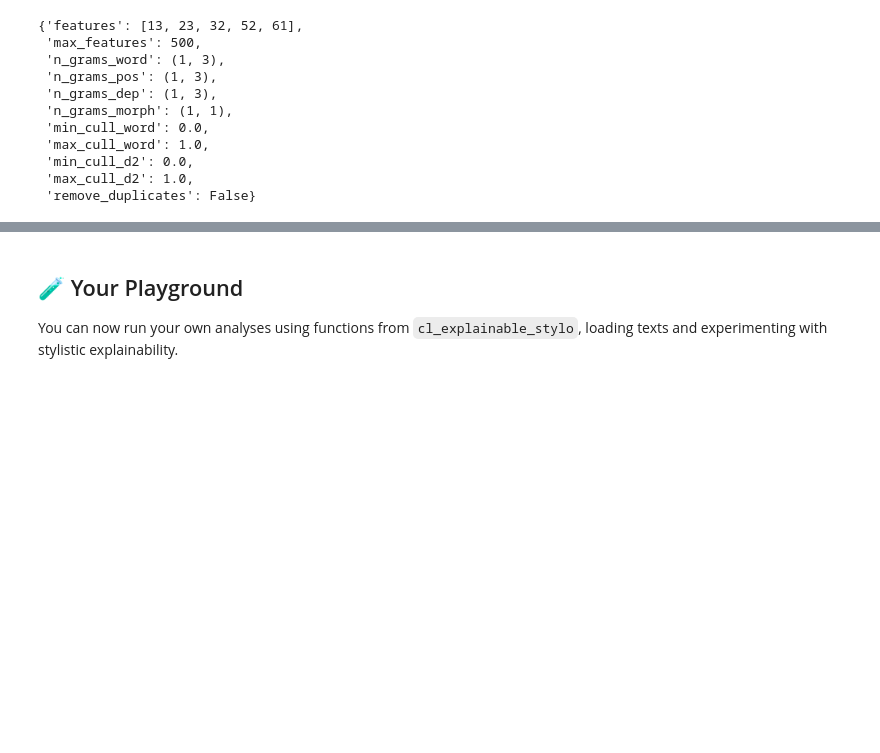
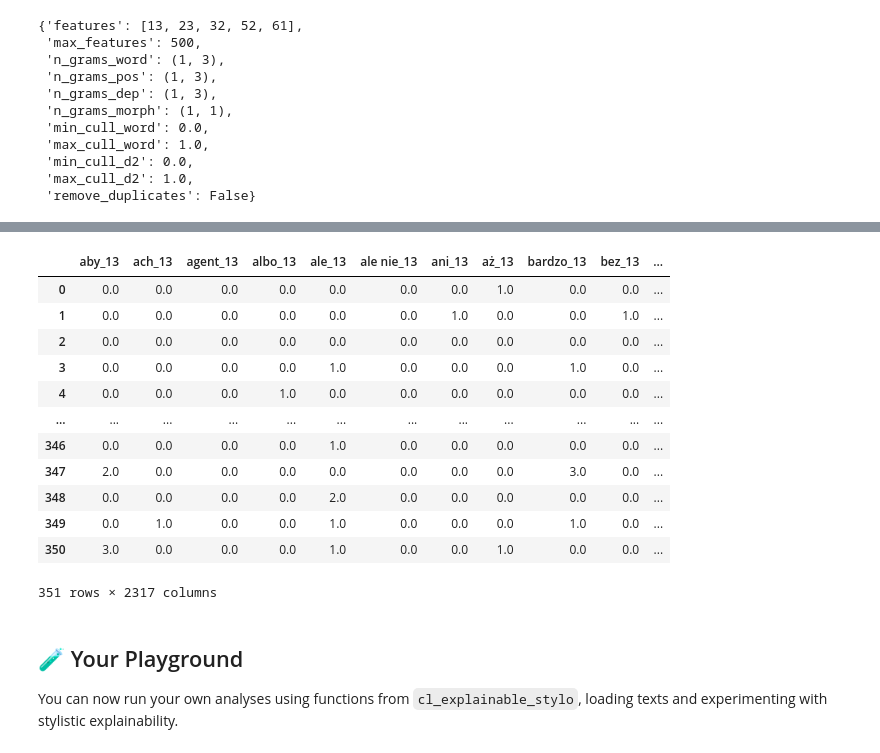
Before and after one commit to remolek/Wshop-ExplainableStylo, a Jupyter notebook: notebooks/ExplainableStylo_Colab_Template.ipynb, the cells around one changed output, grey strips where cells are left out. Cells and saved outputs as stored; diff of their text form; code cells hidden in the pictures; blank space fills up the shorter version.

```diff
--- a/notebooks/ExplainableStylo_Colab_Template.ipynb
+++ b/notebooks/ExplainableStylo_Colab_Template.ipynb
@@ -274,3 +299,19 @@ exp.feature_scheme
+# %%
+exp.feature_dataframe
+# %% [output]
+|  | aby_13 | ach_13 | agent_13 | albo_13 | ale_13 | ale nie_13 | ani_13 | aż_13 | bardzo_13 | bez_13 | ... |
+| 0 | 0.0 | 0.0 | 0.0 | 0.0 | 0.0 | 0.0 | 0.0 | 1.0 | 0.0 | 0.0 | ... |
+| 1 | 0.0 | 0.0 | 0.0 | 0.0 | 0.0 | 0.0 | 1.0 | 0.0 | 0.0 | 1.0 | ... |
+| 2 | 0.0 | 0.0 | 0.0 | 0.0 | 0.0 | 0.0 | 0.0 | 0.0 | 0.0 | 0.0 | ... |
+| 3 | 0.0 | 0.0 | 0.0 | 0.0 | 1.0 | 0.0 | 0.0 | 0.0 | 1.0 | 0.0 | ... |
+| 4 | 0.0 | 0.0 | 0.0 | 1.0 | 0.0 | 0.0 | 0.0 | 0.0 | 0.0 | 0.0 | ... |
+| ... | ... | ... | ... | ... | ... | ... | ... | ... | ... | ... | ... |
+| 346 | 0.0 | 0.0 | 0.0 | 0.0 | 1.0 | 0.0 | 0.0 | 0.0 | 0.0 | 0.0 | ... |
+| 347 | 2.0 | 0.0 | 0.0 | 0.0 | 0.0 | 0.0 | 0.0 | 0.0 | 3.0 | 0.0 | ... |
+| 348 | 0.0 | 0.0 | 0.0 | 0.0 | 2.0 | 0.0 | 0.0 | 0.0 | 0.0 | 0.0 | ... |
+| 349 | 0.0 | 1.0 | 0.0 | 0.0 | 1.0 | 0.0 | 0.0 | 0.0 | 1.0 | 0.0 | ... |
+| 350 | 3.0 | 0.0 | 0.0 | 0.0 | 1.0 | 0.0 | 0.0 | 1.0 | 0.0 | 0.0 | ... |
+351 rows × 2317 columns
 # %% [markdown]
 ## 🧪 Your Playground
 
```
Also changed, not shown: parts of 3 cells of this notebook.
